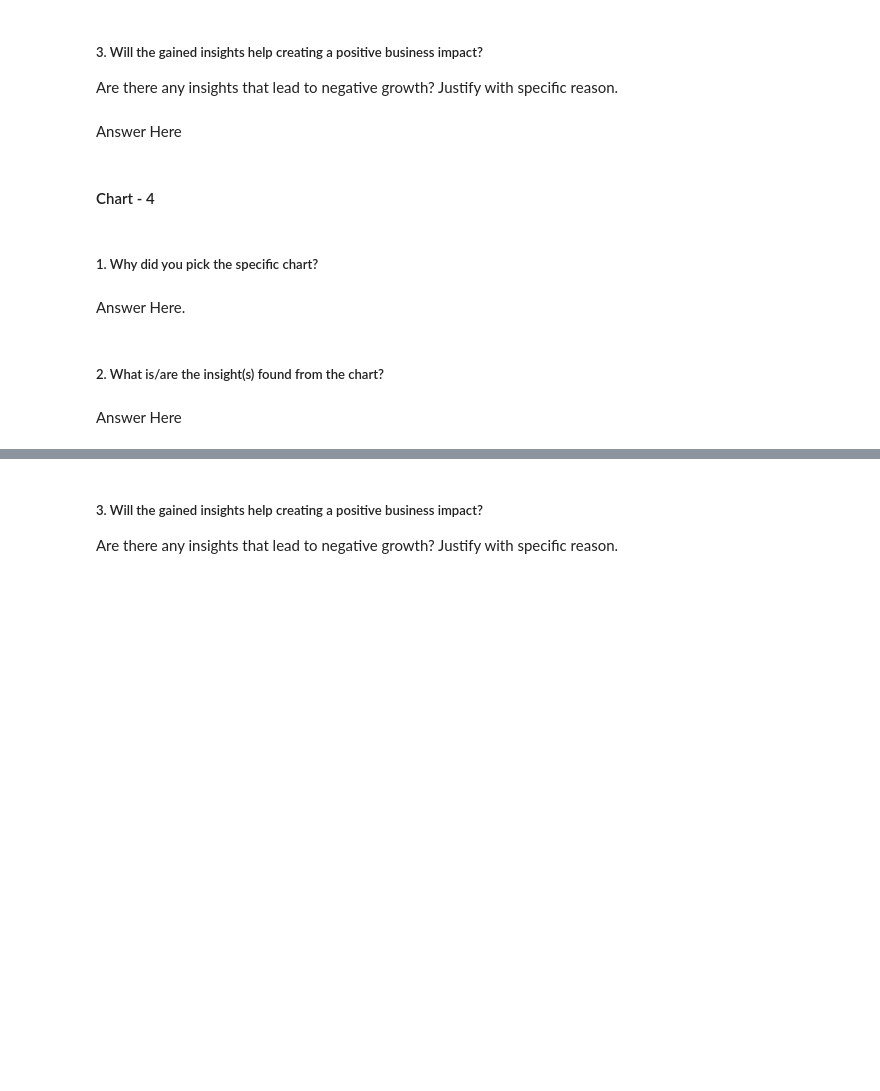
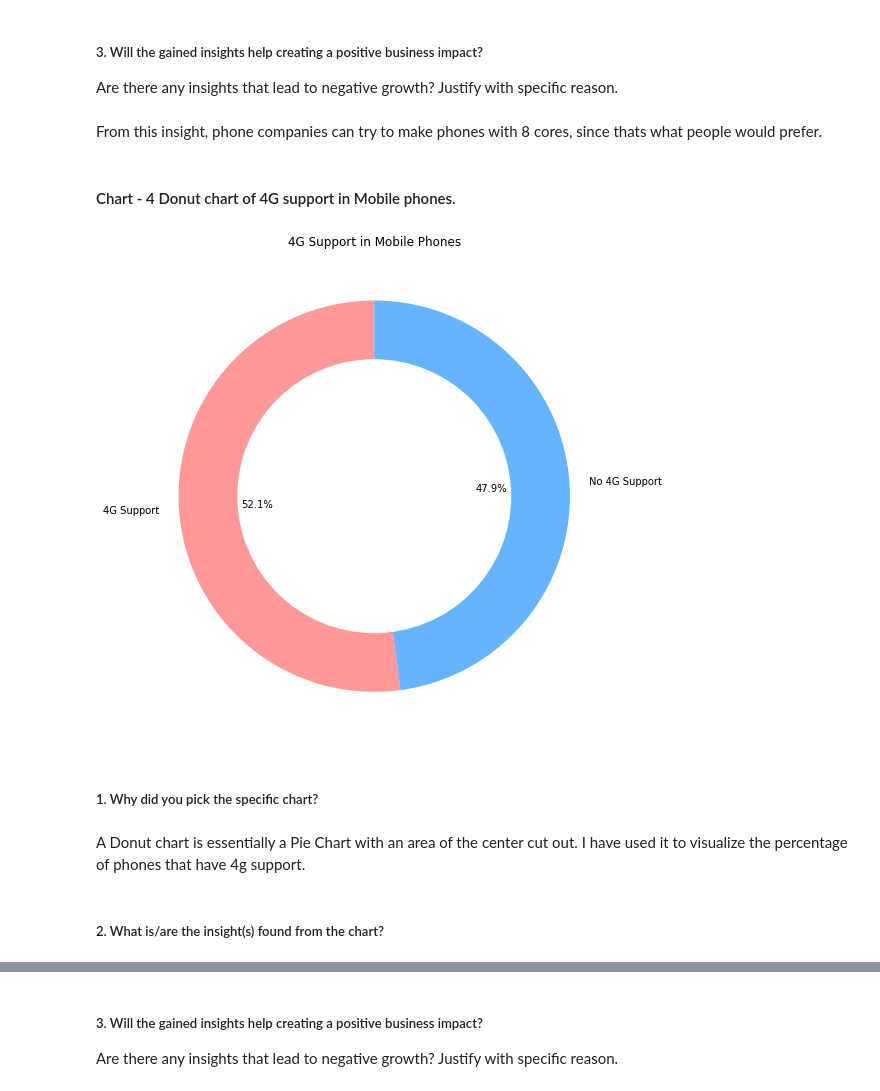
Before and after one commit to Sharath670/Mobile-Price-Range-Prediction-CP-3-, a Jupyter notebook: Mobile_price_range_prediction(CP3).ipynb, the cells around one changed output, grey strips where cells are left out. Cells and saved outputs as stored; diff of their text form; code cells hidden in the pictures; blank space fills up the shorter version.

```diff
--- a/Mobile_price_range_prediction(CP3).ipynb
+++ b/Mobile_price_range_prediction(CP3).ipynb
@@ -479,7 +503,3 @@ Answer Here
 # %% [markdown]
 ##### 3. Will the gained insights help creating a positive business impact?
 Are there any insights that lead to negative growth? Justify with specific reason.
-# %% [markdown]
-Answer Here
-# %% [markdown]
-#### Chart - 4
@@ -488,8 +506,27 @@ Answer Here
+# %% [markdown]
+From this insight, phone companies can try to make phones with 8 cores, since thats what people would prefer.
+# %% [markdown]
+#### Chart - 4 Donut chart of 4G support in Mobile phones.
+# %%
+# Chart - 5 visualization code
+
+four_g_count = df.four_g.value_counts()
+labels = ['4G Support', 'No 4G Support']
+sizes = [four_g_count[1], four_g_count[0]]
+colors = ['#ff9999','#66b3ff']
+fig, ax = plt.subplots(figsize=(12, 9))
+ax.pie(sizes, labels=labels, colors=colors, autopct='%1.1f%%', startangle=90)
+centre_circle = plt.Circle((0,0),0.70,fc='white')
+fig.gca().add_artist(centre_circle)
+
+
+plt.title('4G Support in Mobile Phones')
+plt.show()
+# %% [output]
+[figure, added]
 # %% [markdown]
 ##### 1. Why did you pick the specific chart?
-# %% [markdown]
-Answer Here.
+# %% [markdown]
+A Donut chart is essentially a Pie Chart with an area of the center cut out. I have used it to visualize the percentage of phones that have 4g support.
 # %% [markdown]
 ##### 2. What is/are the insight(s) found from the chart?
-# %% [markdown]
-Answer Here
```
Also changed, not shown: parts of 50 cells of this notebook.
